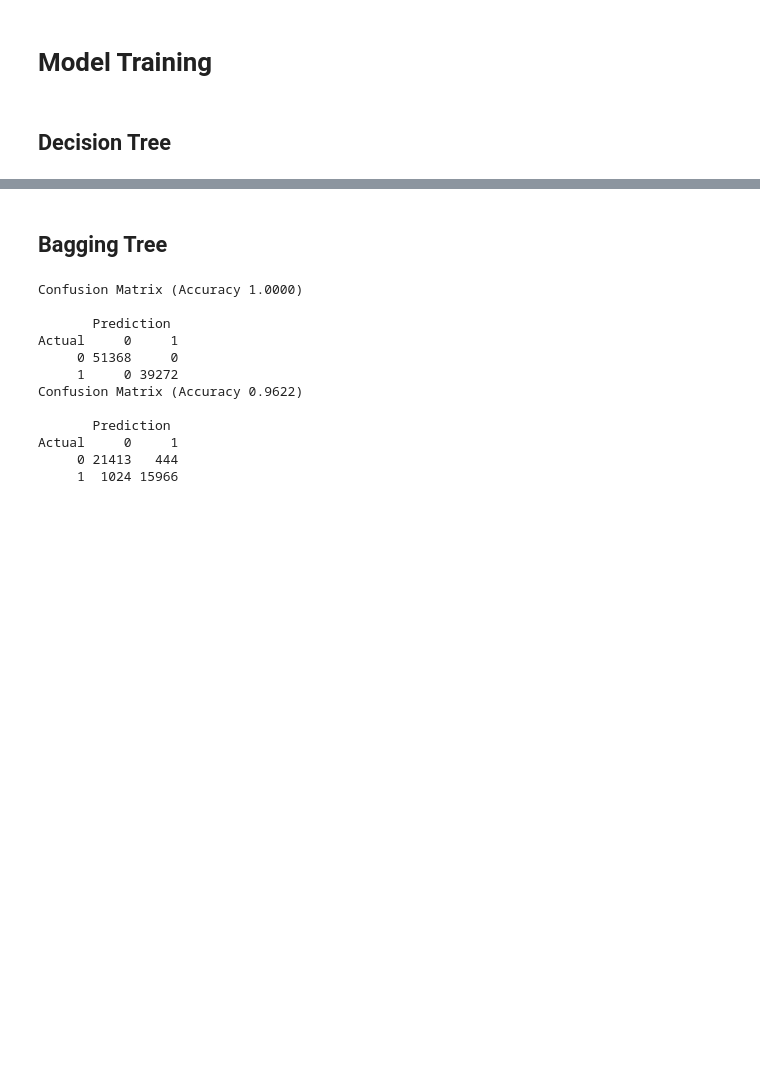
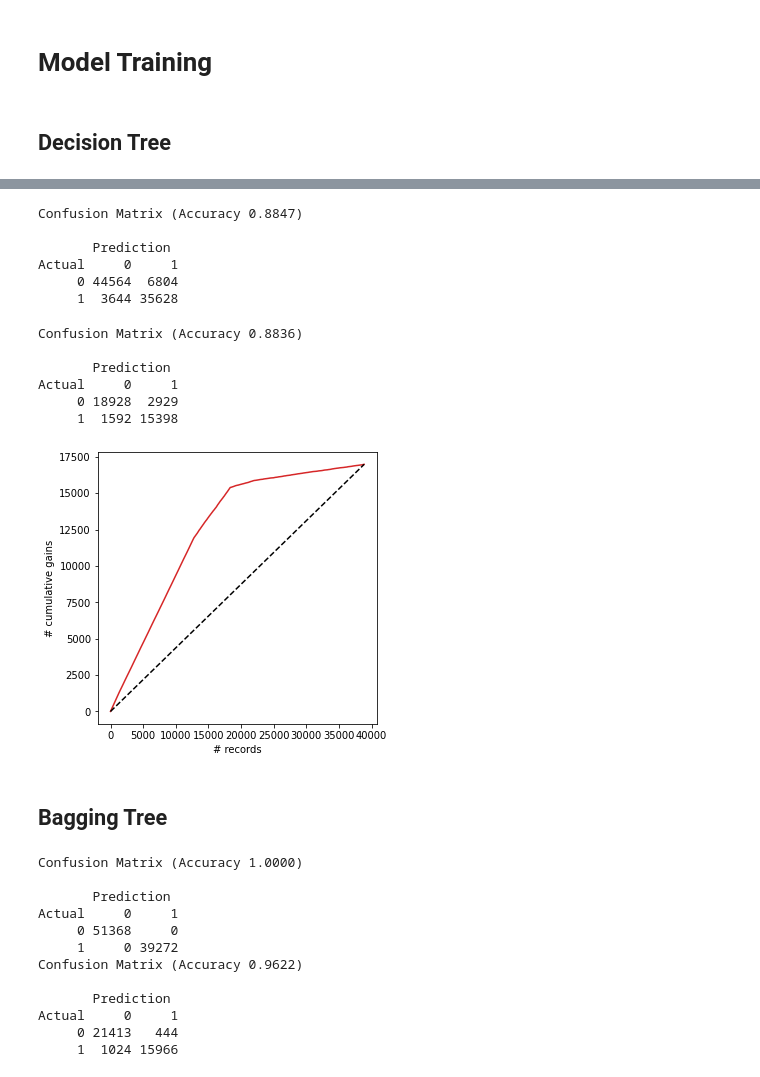
Before and after one commit to nlee98/ADS-505-Business-Analytics, a Jupyter notebook: ADS_505_Final_Project_NL.ipynb, the cells around one changed output, grey strips where cells are left out. Saved outputs shown, nothing was run; the diff lists cells and outputs as text; code cells hidden in the pictures; blank space fills up the shorter version.

```diff
--- a/ADS_505_Final_Project_NL.ipynb
+++ b/ADS_505_Final_Project_NL.ipynb
@@ -804,3 +840,35 @@ x_test_scaled = stand_scale.transform(x_test)
+# %%
+#training confusion matrix decisionTree model
+classificationSummary(y_train, smallClassTree.predict(x_train_scaled))
+# %% [output]
+Confusion Matrix (Accuracy 0.8847)
+
+       Prediction
+Actual     0     1
+     0 44564  6804
+     1  3644 35628
+# %%
+#test confusion matrix decisionTree model
+classificationSummary(y_test,smallClassTree.predict(x_test_scaled))
+# %% [output]
+Confusion Matrix (Accuracy 0.8836)
+
+       Prediction
+Actual     0     1
+     0 18928  2929
+     1  1592 15398
+# %%
+DT_proba=smallClassTree.predict_proba(x_test_scaled)
+DT1=pd.DataFrame({'actual':y_test,
+                         'p(0)':[p[0] for p in DT_proba],
+                         'p(1)':[p[1] for p in DT_proba],
+                         'predicted':smallClassTree.predict(x_test_scaled),
+                        })
+DT1=DT1.sort_values(by=['p(1)'],ascending=False)
+
+ax=gainsChart(DT1.actual,label='Small Decision Tree',color='C3',figsize=[5,5])
+# %% [output]
+[figure, added]
 # %% [markdown]
 ## Bagging Tree
 # %%
```
Also changed, not shown: parts of 9 cells of this notebook.
